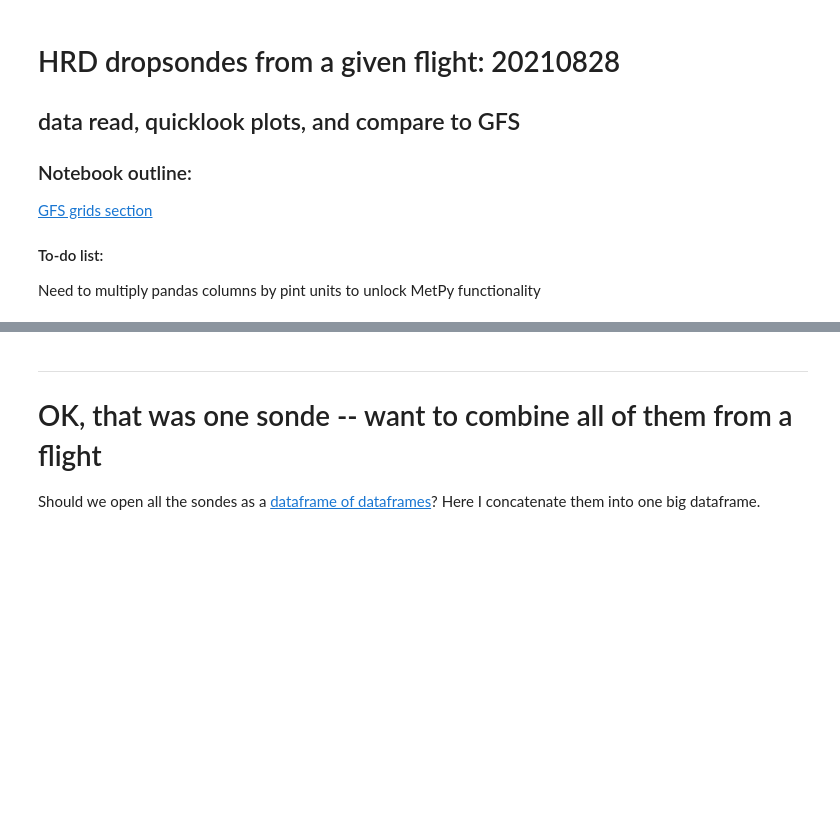
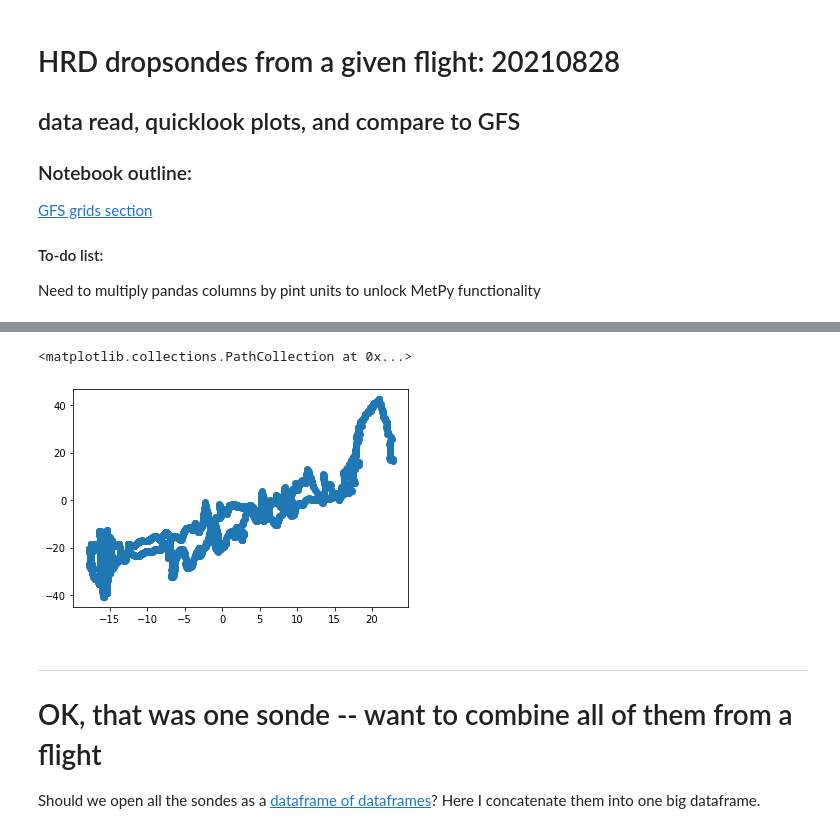
Before and after one commit to VictoriaPizzini/MPO624_2022, a Jupyter notebook: Notebooks/Victoria Folder/HRD_dropsondes.ipynb, the cells around one changed output, grey strips where cells are left out. Drawn from its saved outputs; the diff is of its cells as text; code cells hidden in the pictures; blank space fills up the shorter version.

```diff
--- a/Notebooks/Victoria Folder/HRD_dropsondes.ipynb
+++ b/Notebooks/Victoria Folder/HRD_dropsondes.ipynb
@@ -37,3 +69,8 @@ plt.scatter(df.T_C, df.P_mb)
+# %%
+plt.scatter(df.Tempr, df.Dewpt)
+# %% [output]
+<matplotlib.collections.PathCollection at 0x...>
+[figure, added]
 # %% [markdown]
 --------------------------
 # OK, that was one sonde -- want to combine all of them from a flight
```
Also changed, not shown: parts of 5 cells of this notebook, 13 other files.
